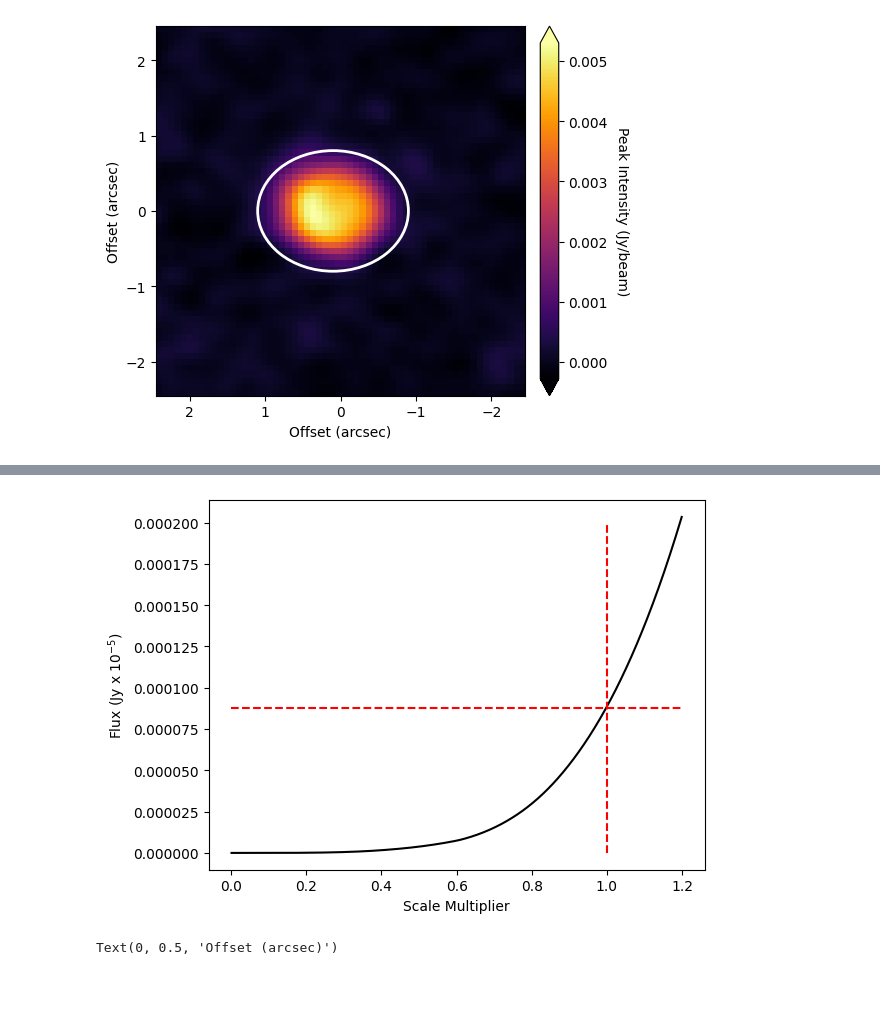
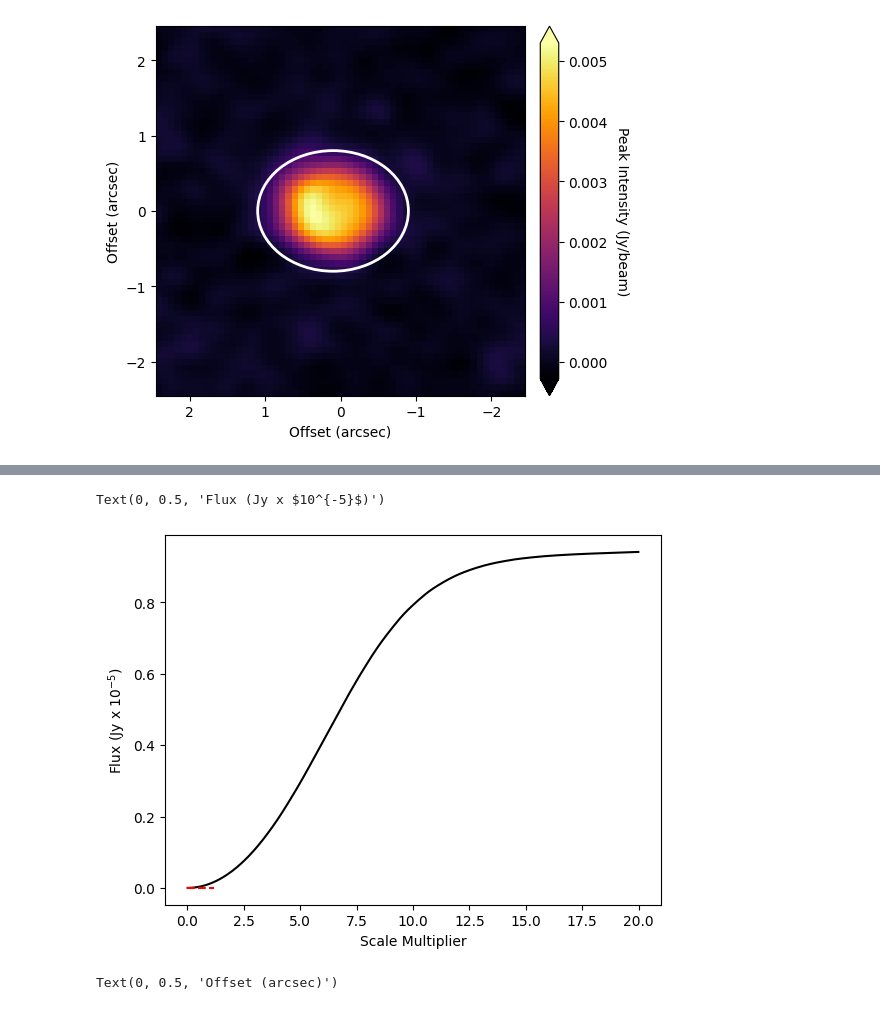
Before and after one commit to danmcl77/masters, a Jupyter notebook: Plotting.ipynb, the cells around one changed output, grey strips where cells are left out. Saved outputs shown, nothing was run; the diff lists cells and outputs as text; code cells hidden in the pictures.

```diff
--- a/Plotting.ipynb
+++ b/Plotting.ipynb
@@ -40,3 +44,15 @@ print(Flux)
 # %% [output]
 [4.3926149e-05]
 [figure]
+# %%
+positions = [(28, 30)]
+m=12
+ap = aperture.EllipticalAperture(positions, a=1*m,b=0.8*m)
+
+
+
+ap_patches = ap.plot(color='white', lw=2,
+                           label='Photometry aperture')
+
+
+plt.imshow(continuum.data,origin='lower',cmap='inferno')
@@ -43,24 +62,28 @@ print(Flux)
 # %%
-positions = [(-0.1, 0)]
+
+
+positions = [(len(continuum.data[0])/2 -2, len(continuum.data)/2)]
 fluxes = []
 index = []
-for i in range(1,1200):
-    ap = aperture.EllipticalAperture(positions, a=1*(i/1000),b=0.8*(i/1000))
+for i in range(1,2000):
+    ap = aperture.EllipticalAperture(positions, a=1*(i/100),b=0.8*(i/100))
     Flux = aperture.ApertureStats(continuum.data, ap).sum
-    index.append(i/1000)
-    fluxes.append(Flux*(np.pi*1*(i/1000)*0.8*(i/1000))/0.857)
+    index.append(i/100)
+    fluxes.append(Flux#*(np.pi*1*(i/100)*0.8*(i/100)*0.08172**2)/0.857
+                 )
 
 
 plt.plot(index,fluxes,color='black')
 plt.plot(np.ones(50),np.linspace(0,0.0002),linestyle='dashed',color='red')
 plt.plot(np.linspace(0,1.2,50),0.000088*np.ones(50),linestyle='dashed',color='red')
 
 plt.xlabel('Scale Multiplier')
 plt.ylabel('Flux (Jy x $10^{-5}$)')
 
 #plt.savefig('ContinuumFlux1.png')
 # %% [output]
+Text(0, 0.5, 'Flux (Jy x $10^{-5}$)')
-[figure, old version]
+[figure, new version]
 # %%
 fig, ax = plt.subplots()
 contbig = ndimage.zoom(continuum.data,10)
```
Also changed, not shown: parts of 2 cells of this notebook, 3 other files.
